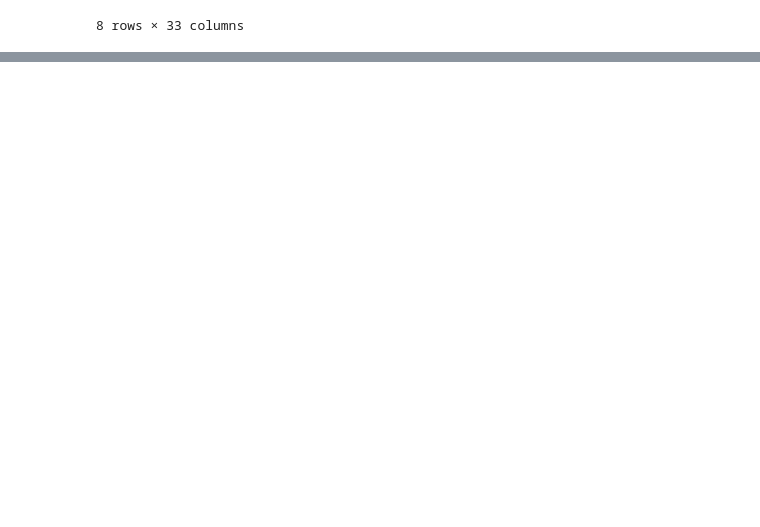
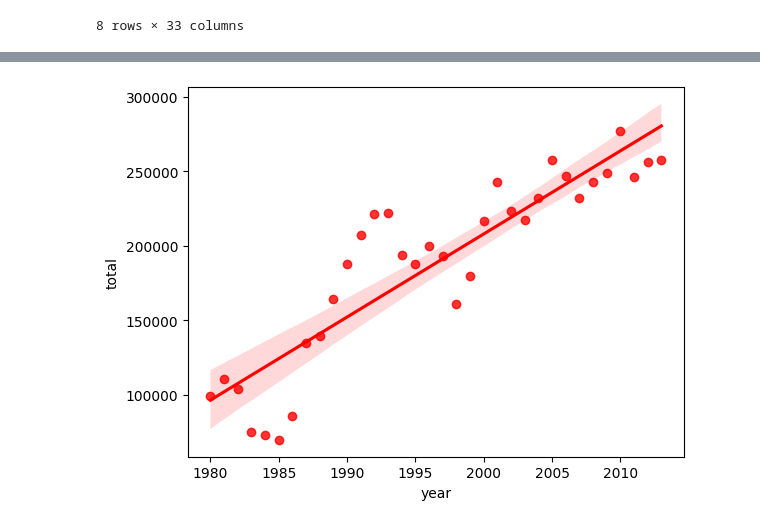
Before and after one commit to AkshitR1/Data_Vi, a Jupyter notebook: Data_Vi-3.ipynb, the cells around one changed output, grey strips where cells are left out. Cells and saved outputs as stored; diff of their text form; code cells hidden in the pictures; blank space fills up the shorter version.

```diff
--- a/Data_Vi-3.ipynb
+++ b/Data_Vi-3.ipynb
@@ -112,0 +102,5 @@ TypeError: 'str' object is not callable
+# %%
+import seaborn as sns
+ax = sns.regplot(x='year', y='total', data=df_tot, color='red')
+# %% [output]
+[figure, added]
```
Also changed, not shown: parts of 4 cells of this notebook.
